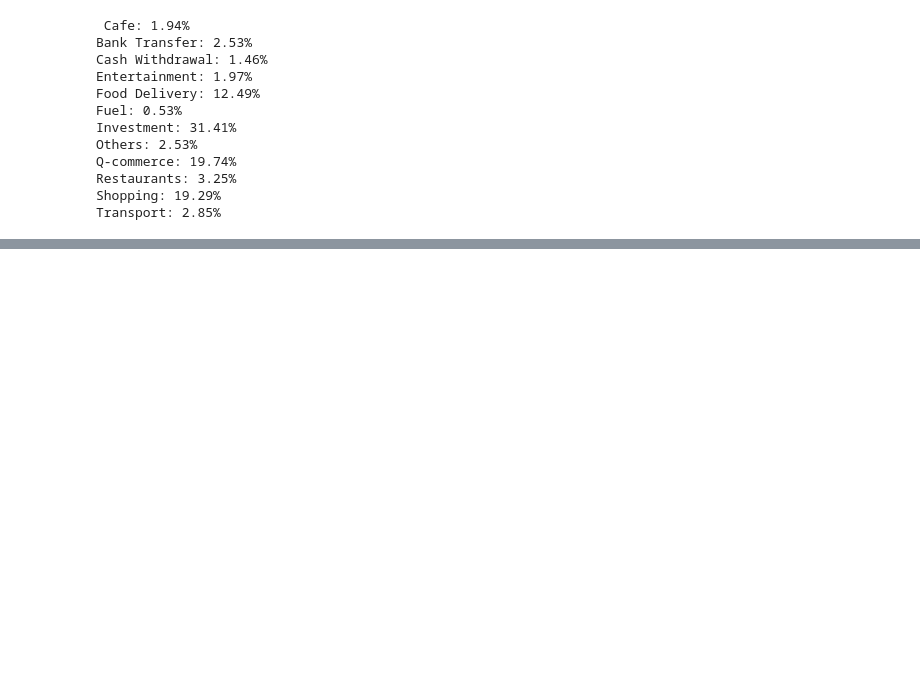
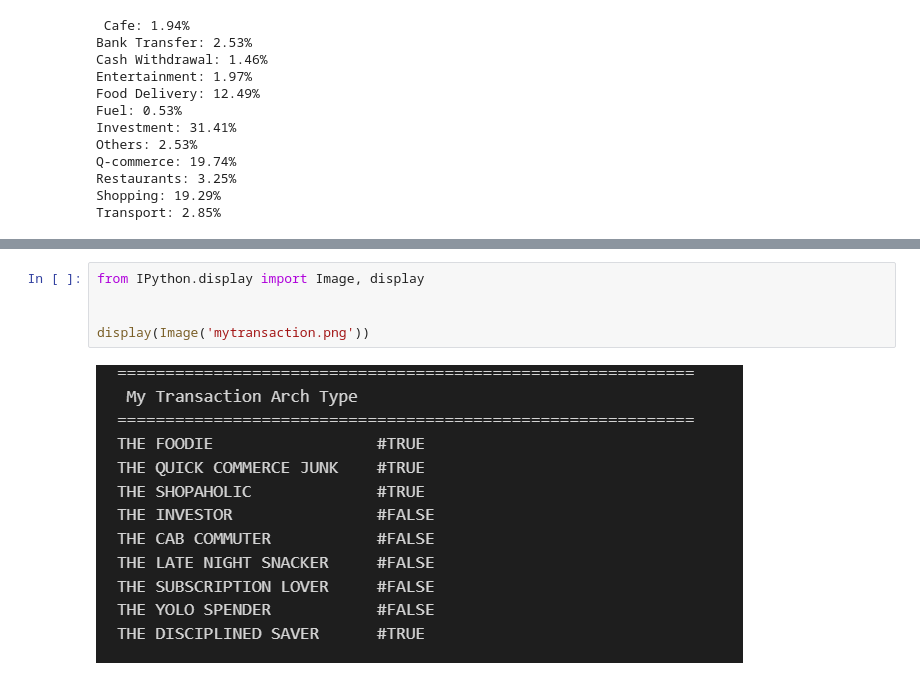
Before and after one commit to devanandhanapramod/transaction_analysis, a Jupyter notebook: second_minor_project.ipynb, the cells around one changed output, grey strips where cells are left out. Cells and saved outputs as stored; diff of their text form; blank space fills up the shorter version.

```diff
--- a/second_minor_project.ipynb
+++ b/second_minor_project.ipynb
@@ -929,0 +985,7 @@ THE DISCPLINED SAVER    #FALSE
+# %%
+from IPython.display import Image, display
+
+
+display(Image('mytransaction.png'))
+# %% [output]
+[figure, added]
```
Also changed, not shown: parts of 4 cells of this notebook.
